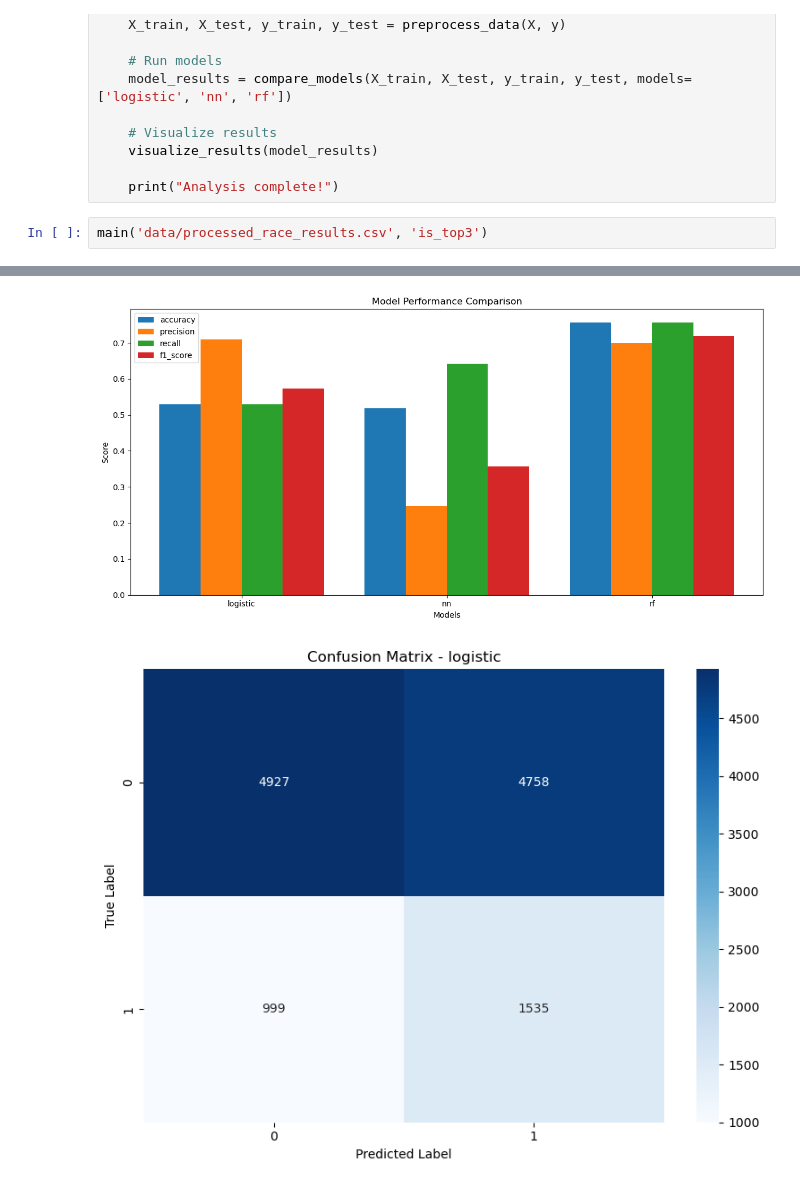
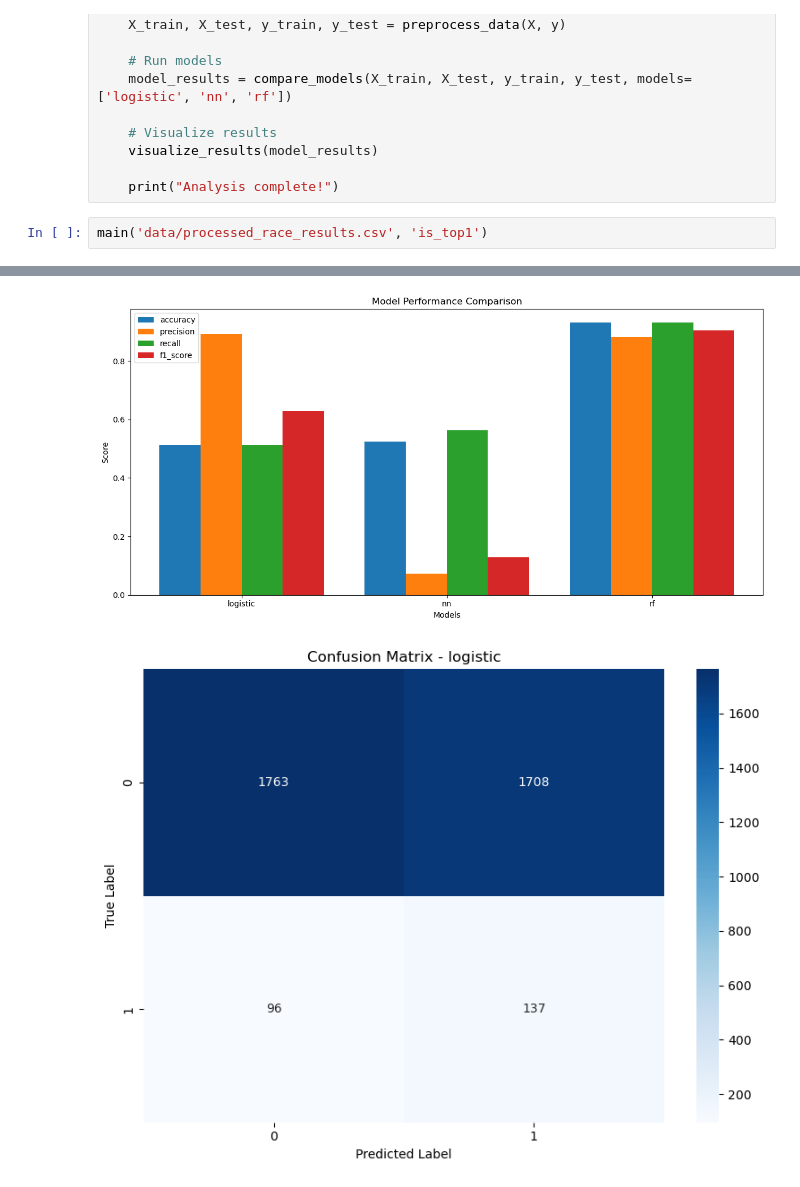
Before and after one commit to waipingng/ML-course-fp, a Jupyter notebook: compare.ipynb, the cells around one changed output, grey strips where cells are left out. Saved outputs shown, nothing was run; the diff lists cells and outputs as text.

```diff
--- a/compare.ipynb
+++ b/compare.ipynb
@@ -163,5 +163,5 @@ def main(data_path, target_column=None):
 
     print("Analysis complete!")
 # %%
-main('data/processed_race_results.csv', 'is_top3')
+main('data/processed_race_results.csv', 'is_top1')
 # %% [output]
@@ -184,3 +184,3 @@ Confusion Matrix:
 Analysis complete!
-[figure, old version]
+[figure, new version]
-[figure, old version]
+[figure, new version]
```
Also changed, not shown: parts of 1 cell of this notebook, 1 other file.
